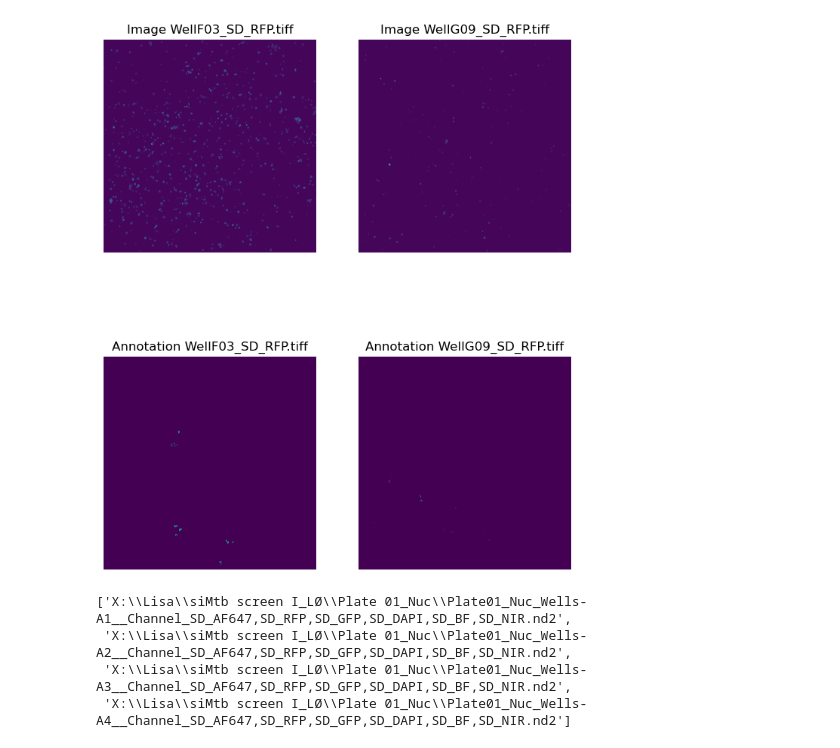
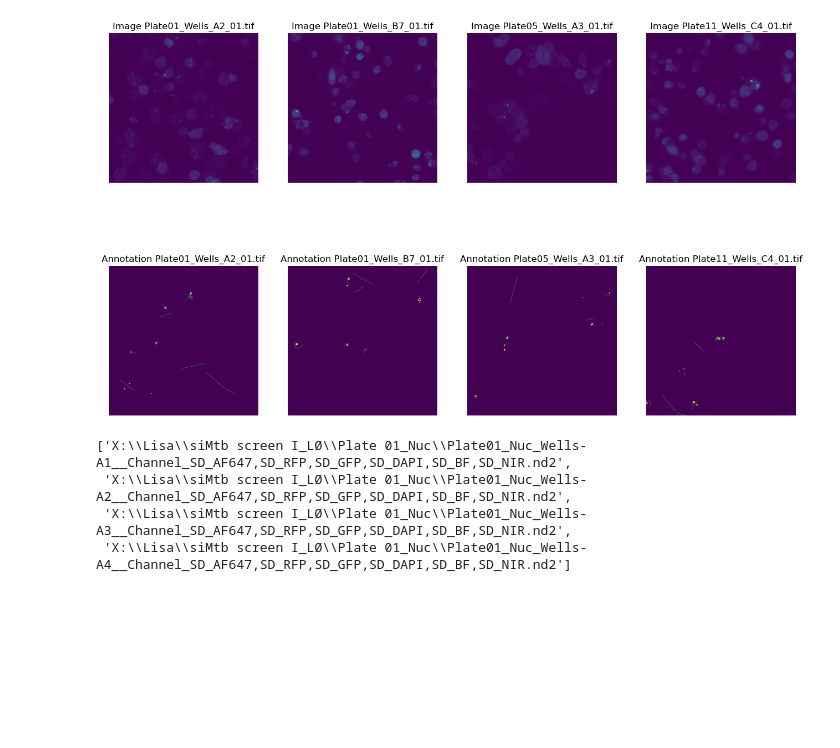
Before and after one commit to adiezsanchez/lisaoya_hcs_mtb, a Jupyter notebook: 0_RFP_Gal3_detection_training.ipynb, the cells around one changed output. Drawn from its saved outputs; the diff is of its cells as text; code cells hidden in the pictures; blank space fills up the shorter version.

Commit message:
feat(Gal3_segmenter): Screening 1 training completed

```diff
--- a/0_RFP_Gal3_detection_training.ipynb
+++ b/0_RFP_Gal3_detection_training.ipynb
@@ -10,35 +10,35 @@ import tifffile
 from utils import count_points_in_labels, filter_points_interpolated
 # %%
 # Define input folders
-image_folder = Path("./raw_data/SD_RFP_spot_detection_training/images")
-annotation_folder = Path("./raw_data/SD_RFP_spot_detection_training/annotations")
+image_folder = Path("./train_data/no_nuclei_signal/siMtb screen I_LØ/SD_RFP_GAL3_detection_training/images")
+annotation_folder = Path("./train_data/no_nuclei_signal/siMtb screen I_LØ/SD_RFP_GAL3_detection_training/annotations")
 # %%
 # Get the list of file names in the images and masks folder
-image_file_list = [file_path.name for file_path in image_folder.glob("*.tiff")]
-masks_file_list = [file_path.name for file_path in annotation_folder.glob("*.tiff")]
+image_file_list = [file_path.name for file_path in image_folder.glob("*.tif")]
+masks_file_list = [file_path.name for file_path in annotation_folder.glob("*.tif")]
 
 # Ensure the masks folder has the same number of files as the images folder
 assert len(image_file_list) == len(masks_file_list), "Number of images and masks must be the same."
 
 # Show images and corresponding masks side by side
 num_images = len(image_file_list)
 fig, axs = plt.subplots(2, num_images, figsize=(4 * num_images, 10))
 
 for i, (image_filename, mask_filename) in enumerate(zip(image_file_list, masks_file_list)):
     # Plot the image
     image = tifffile.imread(os.path.join(image_folder, image_filename))
     axs[0, i].imshow(image)
     axs[0, i].axis("off")
     axs[0, i].set_title(f"Image {image_filename}")
 
     # Plot the corresponding mask
     mask = tifffile.imread(os.path.join(annotation_folder, mask_filename))
     axs[1, i].imshow(mask, cmap="viridis")  # Use cmap='viridis' for multinary masks
     axs[1, i].axis("off")
     axs[1, i].set_title(f"Annotation {mask_filename}")
 
 plt.show()
 # %% [output]
-[figure, old version]
+[figure, new version]
 # %%
 # Setup classifer and where it should be saved
```
Also changed, not shown: parts of 3 cells of this notebook.
